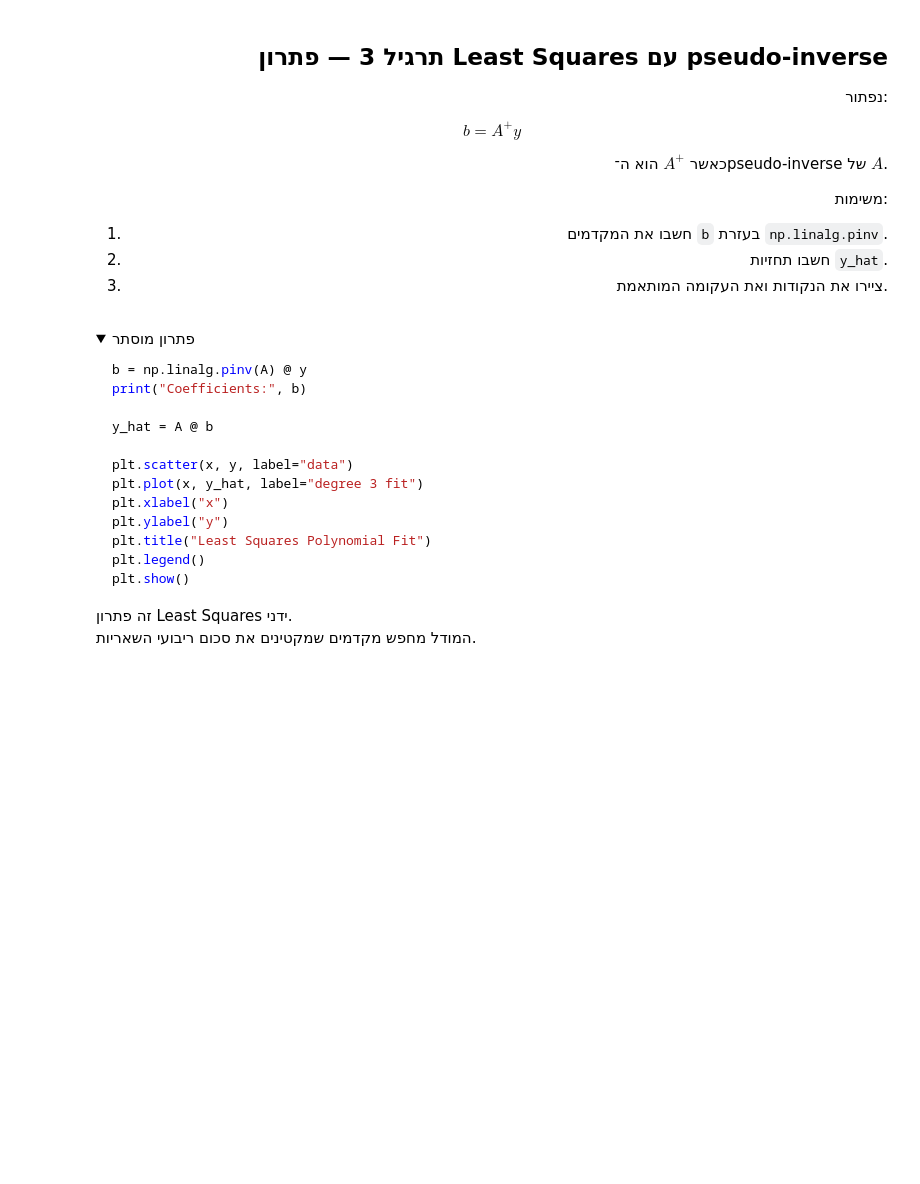
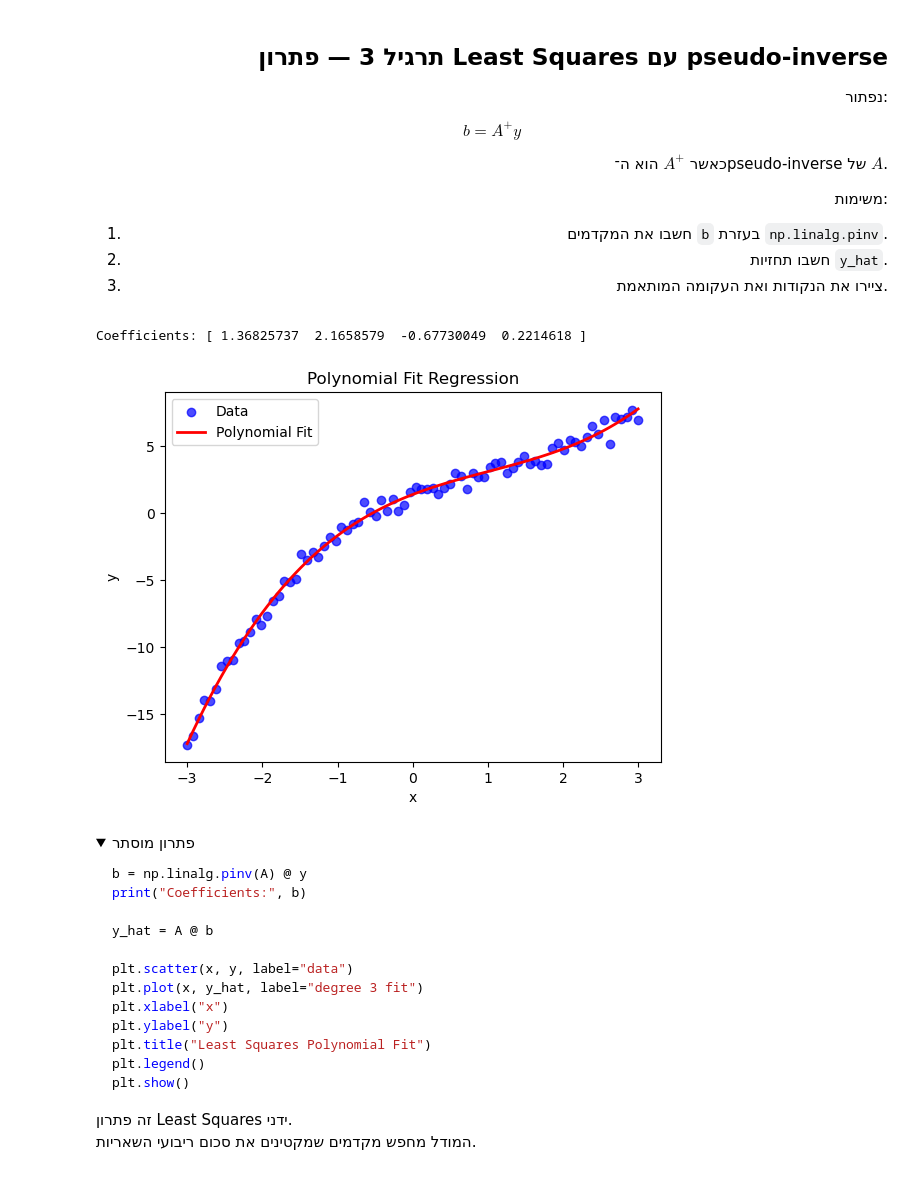
Before and after one commit to spacentime/he-ai-engineer-course, a Jupyter notebook: src/practice06/class6.ipynb, the cells around one changed output. Drawn from its saved outputs; the diff is of its cells as text; code cells hidden in the pictures; folded sections open; blank space fills up the shorter version.

```diff
--- a/src/practice06/class6.ipynb
+++ b/src/practice06/class6.ipynb
@@ -227,6 +234,8 @@ $$
 </div>
 # %%
 # TODO: בנו Design Matrix ידנית
-# A = ...
+A = np.column_stack((np.ones_like(x), x, x**2, x**3))
 
 # TODO: הדפיסו את הצורה
+print("Design Matrix Shape:", A.shape)
+print("First 10 rows of Design Matrix:\n", A[:10])
@@ -272,12 +294,25 @@ $$
 </div>
 # %%
 # TODO: מצאו את המקדמים
-# b = ...
+
+b = np.linalg.pinv(A) @ y
+# b = np.linalg.pinv(A.T @ A) @ A.T @ y
 
 # TODO: חשבו תחזיות
-# y_hat = ...
+y_hat = A @ b
 
 # TODO: הדפיסו מקדמים וציירו התאמה
+print("Coefficients:", b)
+plt.scatter(x, y, color="blue", alpha=0.7, label="Data")
+plt.plot(x, y_hat, color="red", label="Polynomial Fit", linewidth=2)
+plt.xlabel("x")
+plt.ylabel("y")
+plt.title("Polynomial Fit Regression")
+plt.legend()
+plt.show()
+# %% [output]
+Coefficients: [ 1.36825737  2.1658579  -0.67730049  0.2214618 ]
+[figure, added]
 # %% [markdown]
 <details dir="rtl">
 <summary>פתרון מוסתר</summary>
```
Also changed, not shown: parts of 10 cells of this notebook.
